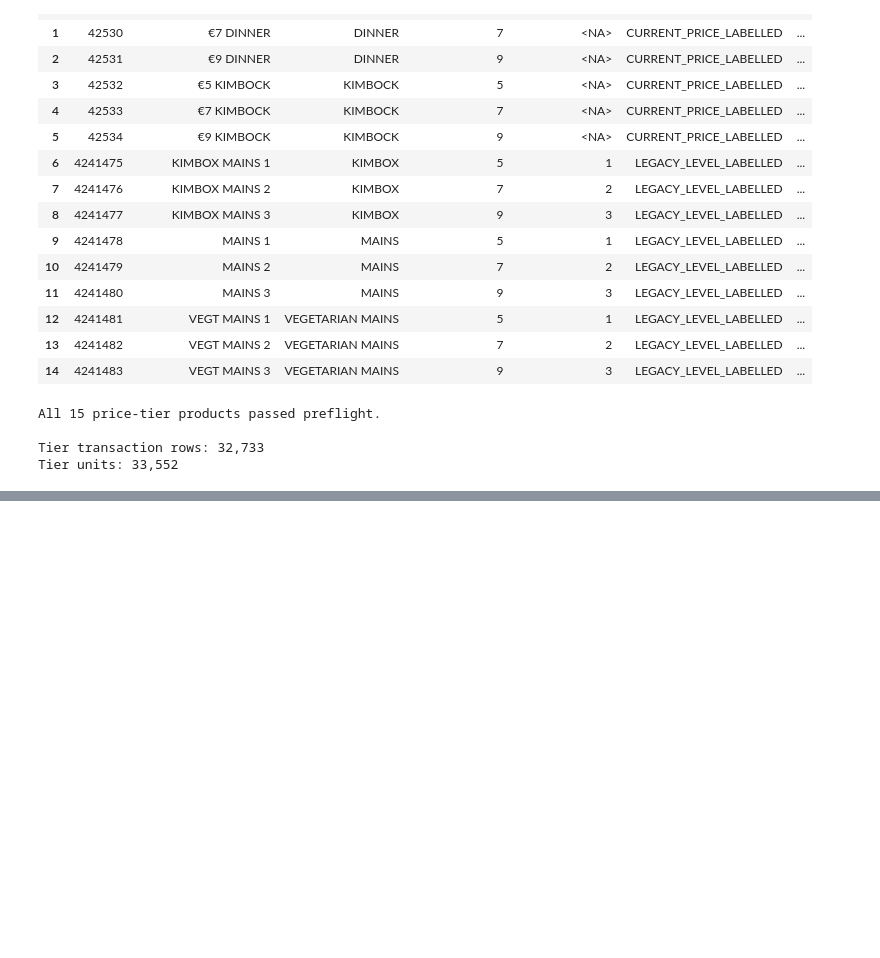
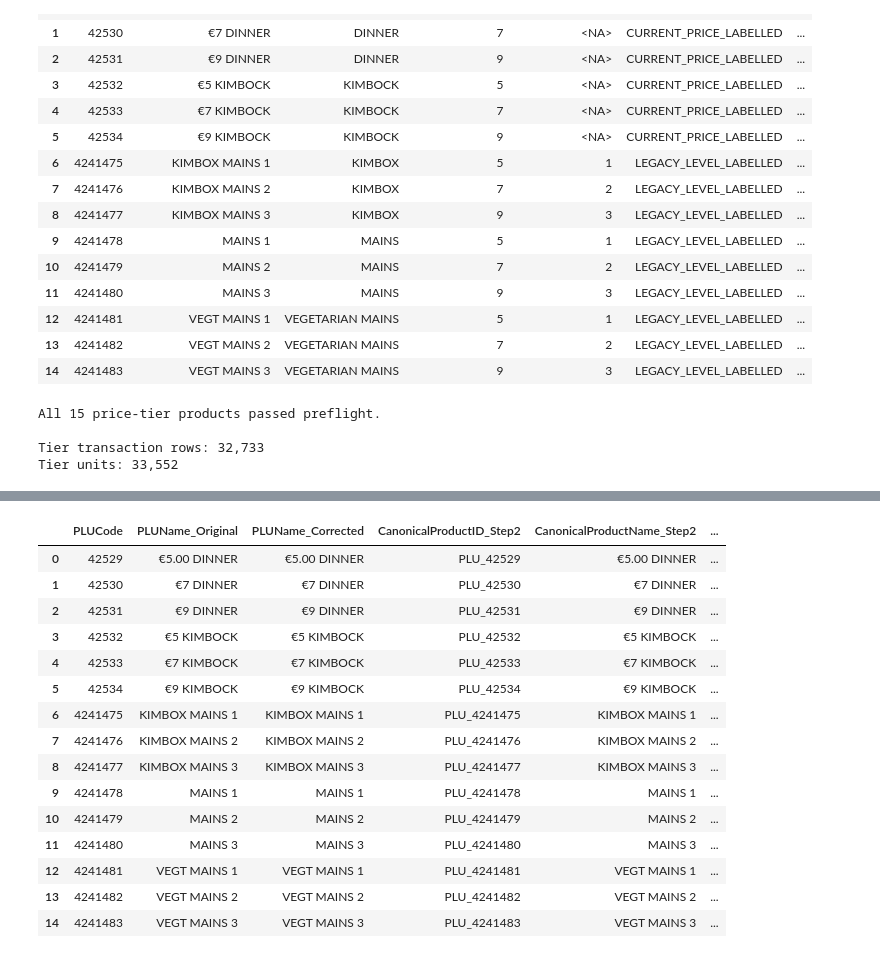
Before and after one commit to Ryan-B05/food_waste_restaurant, a Jupyter notebook: eden_dataset_final_corrections.ipynb, the cells around one changed output, grey strips where cells are left out. Drawn from its saved outputs; the diff is of its cells as text; code cells hidden in the pictures; blank space fills up the shorter version.

```diff
--- a/eden_dataset_final_corrections.ipynb
+++ b/eden_dataset_final_corrections.ipynb
@@ -4808,0 +6075,86 @@ Tier units: 33,552
+# %%
+# ============================================================
+# Step 3 - Cell 12
+# Create final price-tier product audit
+# ============================================================
+
+price_tier_product_audit = (
+    step3_mapping.loc[
+        step3_mapping[
+            "PriceTierMetadataApplied_Step3"
+        ],
+        [
+            "PLUCode",
+            "PLUName_Original",
+            "PLUName_Corrected",
+            "CanonicalProductID_Step2",
+            "CanonicalProductName_Step2",
+            "CanonicalProductID_Step3",
+            "CanonicalProductName_Step3",
+            "TierProductFamily_Step3",
+            "NominalPriceTier_Step3",
+            "LegacyMenuLevel_Step3",
+            "MenuGeneration_Step3",
+            "InitialObservedUnitPrice_Step3",
+            "CurrentObservedUnitPrice_Step3",
+            "ObservedUnitPrices_Step3",
+            "PriceChangeDetected_Step3",
+            "PriceChangeDate_Step3",
+            "GroupCode",
+            "GroupName",
+            "FirstObservedDate",
+            "LastObservedDate",
+            "TransactionRows",
+            "TotalUnits",
+            "TotalTransactionValue",
+            "PriceIdentityChanged_Step3",
+            "PriceTierProcessingType_Step3",
+            "PriceTierProcessingReason_Step3",
+            "PriceTierProcessingStatus_Step3",
+            "PriceTierProcessingVersion_Step3",
+        ],
+    ]
+    .sort_values(
+        [
+            "TierProductFamily_Step3",
+            "NominalPriceTier_Step3",
+            "PLUCode",
+        ]
+    )
+    .reset_index(drop=True)
+)
+
+
+assert len(price_tier_product_audit) == 15
+
+
+assert int(
+    price_tier_product_audit[
+        "TotalUnits"
+    ].sum()
+) == 33_552
+
+
+assert not price_tier_product_audit[
+    "PriceIdentityChanged_Step3"
+].any()
+
+
+display(price_tier_product_audit)
+# %% [output]
+|  | PLUCode | PLUName_Original | PLUName_Corrected | CanonicalProductID_Step2 | CanonicalProductName_Step2 | ... |
+| 0 | 42529 | €5.00 DINNER | €5.00 DINNER | PLU_42529 | €5.00 DINNER | ... |
+| 1 | 42530 | €7 DINNER | €7 DINNER | PLU_42530 | €7 DINNER | ... |
+| 2 | 42531 | €9 DINNER | €9 DINNER | PLU_42531 | €9 DINNER | ... |
+| 3 | 42532 | €5 KIMBOCK | €5 KIMBOCK | PLU_42532 | €5 KIMBOCK | ... |
+| 4 | 42533 | €7 KIMBOCK | €7 KIMBOCK | PLU_42533 | €7 KIMBOCK | ... |
+| 5 | 42534 | €9 KIMBOCK | €9 KIMBOCK | PLU_42534 | €9 KIMBOCK | ... |
+| 6 | 4241475 | KIMBOX MAINS 1 | KIMBOX MAINS 1 | PLU_4241475 | KIMBOX MAINS 1 | ... |
+| 7 | 4241476 | KIMBOX MAINS 2 | KIMBOX MAINS 2 | PLU_4241476 | KIMBOX MAINS 2 | ... |
+| 8 | 4241477 | KIMBOX MAINS 3 | KIMBOX MAINS 3 | PLU_4241477 | KIMBOX MAINS 3 | ... |
+| 9 | 4241478 | MAINS 1 | MAINS 1 | PLU_4241478 | MAINS 1 | ... |
+| 10 | 4241479 | MAINS 2 | MAINS 2 | PLU_4241479 | MAINS 2 | ... |
+| 11 | 4241480 | MAINS 3 | MAINS 3 | PLU_4241480 | MAINS 3 | ... |
+| 12 | 4241481 | VEGT MAINS 1 | VEGT MAINS 1 | PLU_4241481 | VEGT MAINS 1 | ... |
+| 13 | 4241482 | VEGT MAINS 2 | VEGT MAINS 2 | PLU_4241482 | VEGT MAINS 2 | ... |
+| 14 | 4241483 | VEGT MAINS 3 | VEGT MAINS 3 | PLU_4241483 | VEGT MAINS 3 | ... |
```
Also changed, not shown: parts of 22 cells of this notebook.
